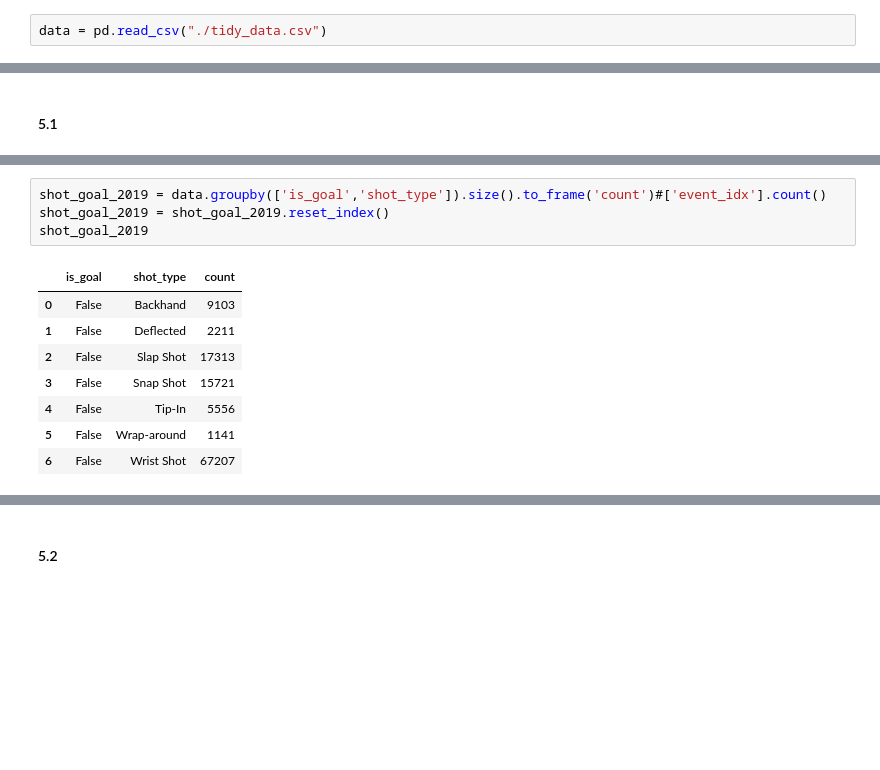
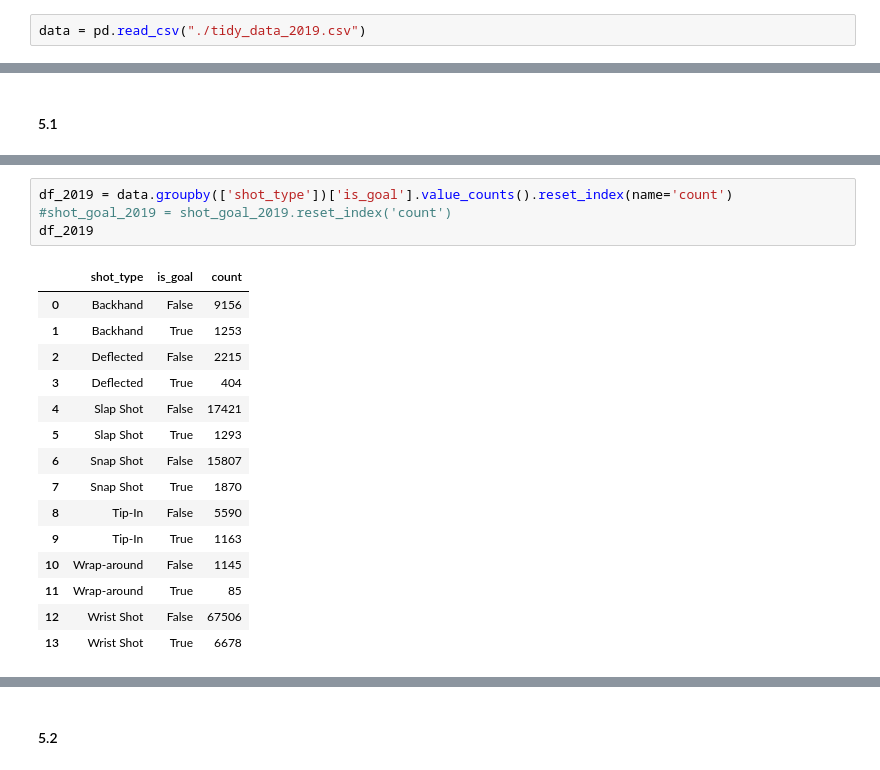
Before and after one commit to mina-parham/IFT6758-Project, a Jupyter notebook: notebooks/Question 1 sample.ipynb, the cells around one changed output, grey strips where cells are left out. Saved outputs shown, nothing was run; the diff lists cells and outputs as text; blank space fills up the shorter version.

```diff
--- a/notebooks/Question 1 sample.ipynb
+++ b/notebooks/Question 1 sample.ipynb
@@ -111,6 +102,6 @@ import numpy as np
 import pandas as pd
 import matplotlib.pyplot as plt
 # %%
-data = pd.read_csv("./tidy_data.csv")
+data = pd.read_csv("./tidy_data_2019.csv")
 # %%
 #data = data.drop(['Unnamed: 0'], axis=1)
@@ -160,13 +151,20 @@ plt.show()
 # %%
-shot_goal_2019 = data.groupby(['is_goal','shot_type']).size().to_frame('count')#['event_idx'].count()
-shot_goal_2019 = shot_goal_2019.reset_index()
-shot_goal_2019
+df_2019 = data.groupby(['shot_type'])['is_goal'].value_counts().reset_index(name='count')
+#shot_goal_2019 = shot_goal_2019.reset_index('count')
+df_2019
 # %% [output]
-|  | is_goal | shot_type | count |
-| 0 | False | Backhand | 9103 |
-| 1 | False | Deflected | 2211 |
-| 2 | False | Slap Shot | 17313 |
-| 3 | False | Snap Shot | 15721 |
-| 4 | False | Tip-In | 5556 |
-| 5 | False | Wrap-around | 1141 |
-| 6 | False | Wrist Shot | 67207 |
+|  | shot_type | is_goal | count |
+| 0 | Backhand | False | 9156 |
+| 1 | Backhand | True | 1253 |
+| 2 | Deflected | False | 2215 |
+| 3 | Deflected | True | 404 |
+| 4 | Slap Shot | False | 17421 |
+| 5 | Slap Shot | True | 1293 |
+| 6 | Snap Shot | False | 15807 |
+| 7 | Snap Shot | True | 1870 |
+| 8 | Tip-In | False | 5590 |
+| 9 | Tip-In | True | 1163 |
+| 10 | Wrap-around | False | 1145 |
+| 11 | Wrap-around | True | 85 |
+| 12 | Wrist Shot | False | 67506 |
+| 13 | Wrist Shot | True | 6678 |
```
Also changed, not shown: parts of 16 cells of this notebook.
